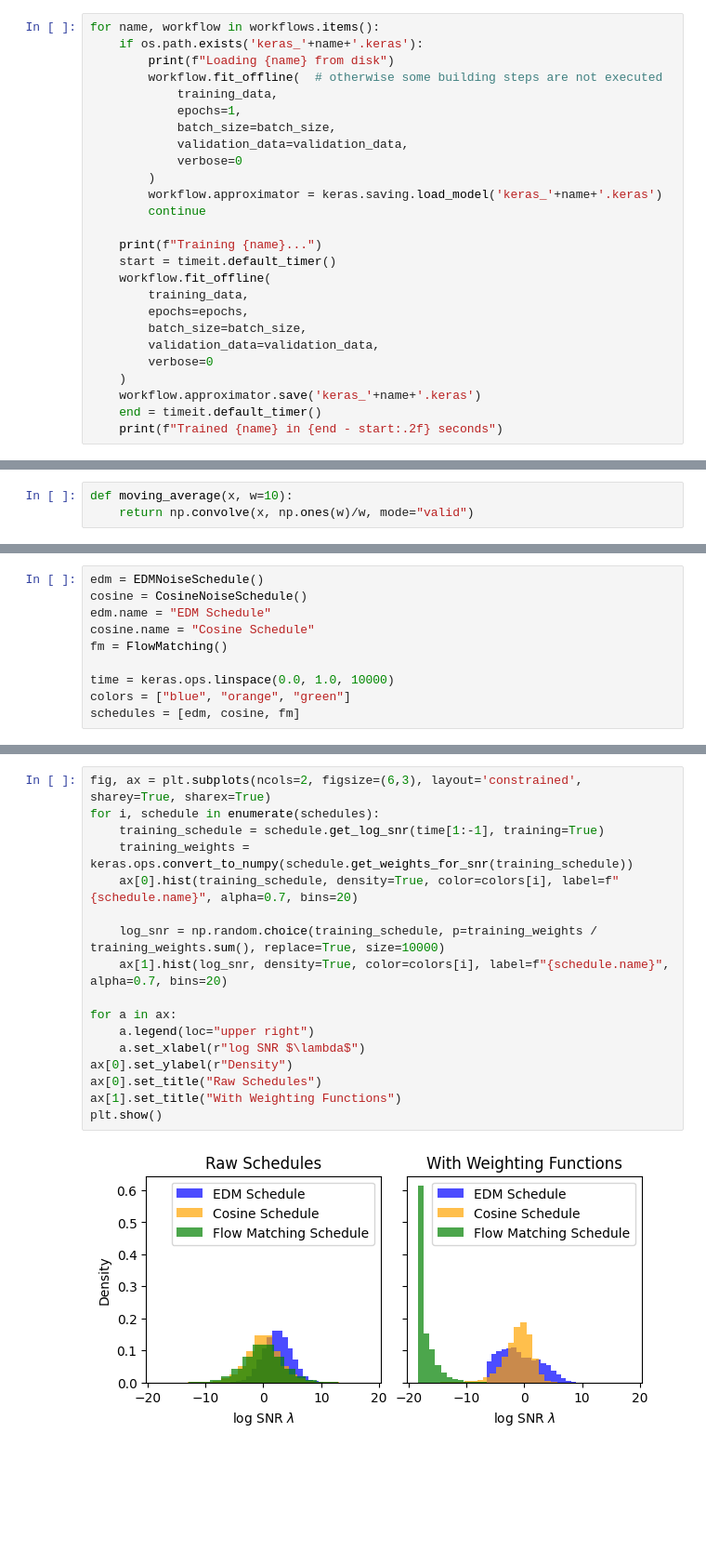
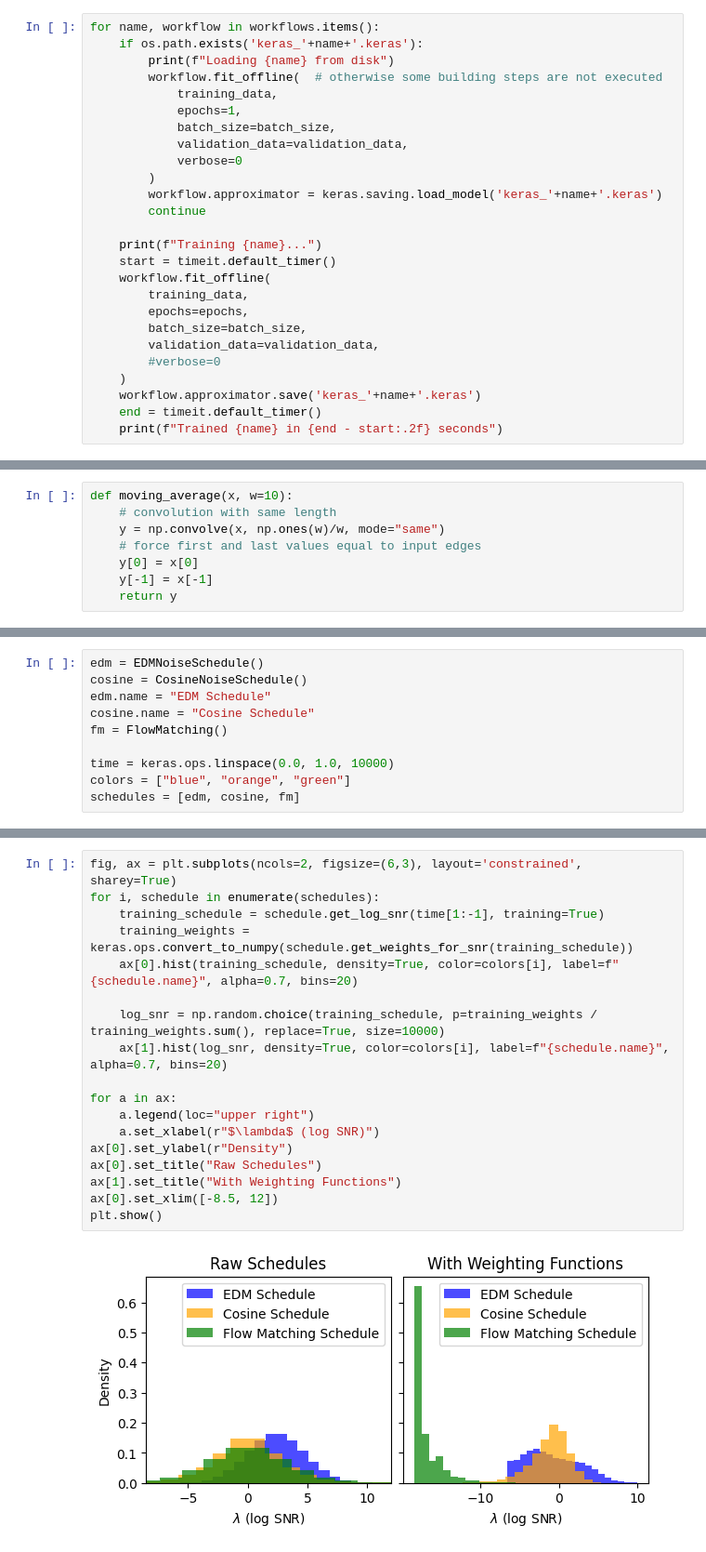
Before and after one commit to vepe99/diffusion-experiments, a Jupyter notebook: Visualising Score & Schedules.ipynb, the cells around one changed output, grey strips where cells are left out. Shown at 93% size. Cells and saved outputs as stored; diff of their text form; blank space fills up the shorter version.

Commit message:
visualising score & schedules

```diff
--- a/Visualising Score & Schedules.ipynb
+++ b/Visualising Score & Schedules.ipynb
@@ -94,7 +99,7 @@ for name, workflow in workflows.items():
         epochs=epochs,
         batch_size=batch_size,
         validation_data=validation_data,
-        verbose=0
+        #verbose=0
     )
     workflow.approximator.save('keras_'+name+'.keras')
     end = timeit.default_timer()
@@ -241,6 +250,11 @@ plt.show()
 # %%
 def moving_average(x, w=10):
-    return np.convolve(x, np.ones(w)/w, mode="valid")
+    # convolution with same length
+    y = np.convolve(x, np.ones(w)/w, mode="same")
+    # force first and last values equal to input edges
+    y[0] = x[0]
+    y[-1] = x[-1]
+    return y
 # %%
 fig, ax = plt.subplots(nrows=2, ncols=2, figsize=(3*2, 4), layout='constrained', sharey='row', sharex='row')
 for i, (name, workflow) in enumerate(workflows.items()):
@@ -466,19 +487,20 @@ plt.show()
 # %%
-fig, ax = plt.subplots(ncols=2, figsize=(6,3), layout='constrained', sharey=True, sharex=True)
+fig, ax = plt.subplots(ncols=2, figsize=(6,3), layout='constrained', sharey=True)
 for i, schedule in enumerate(schedules):
     training_schedule = schedule.get_log_snr(time[1:-1], training=True)
     training_weights = keras.ops.convert_to_numpy(schedule.get_weights_for_snr(training_schedule))
     ax[0].hist(training_schedule, density=True, color=colors[i], label=f"{schedule.name}", alpha=0.7, bins=20)
 
     log_snr = np.random.choice(training_schedule, p=training_weights / training_weights.sum(), replace=True, size=10000)
     ax[1].hist(log_snr, density=True, color=colors[i], label=f"{schedule.name}", alpha=0.7, bins=20)
 
 for a in ax:
     a.legend(loc="upper right")
-    a.set_xlabel(r"log SNR $\lambda$")
+    a.set_xlabel(r"$\lambda$ (log SNR)")
 ax[0].set_ylabel(r"Density")
 ax[0].set_title("Raw Schedules")
 ax[1].set_title("With Weighting Functions")
+ax[0].set_xlim([-8.5, 12])
 plt.show()
 # %% [output]
-[figure, old version]
+[figure, new version]
```
Also changed, not shown: parts of 11 cells of this notebook.
